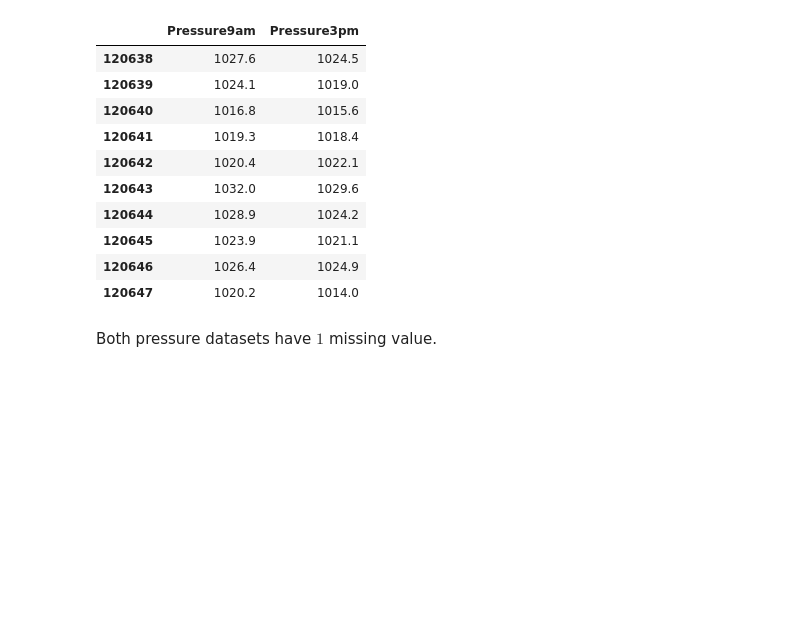
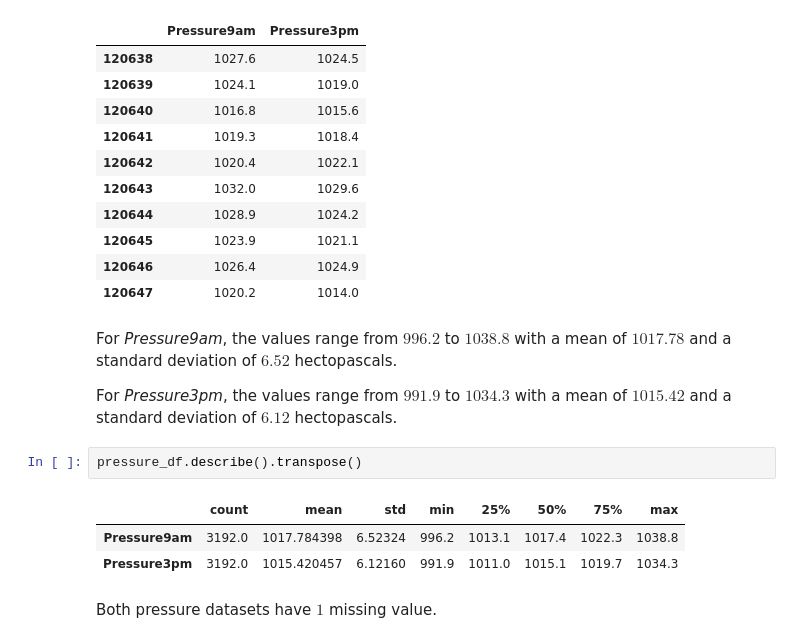
Before and after one commit to poolGolez/project-roosevelt, a Jupyter notebook: will-it-rain-in-perth.ipynb, the cells around one changed output. Cells and saved outputs as stored; diff of their text form; blank space fills up the shorter version.

Commit message:
Fix Pressure attribute

```diff
--- a/will-it-rain-in-perth.ipynb
+++ b/will-it-rain-in-perth.ipynb
@@ -1019,6 +1024,16 @@ pressure_df.head(10)
 | 120645 | 1023.9 | 1021.1 |
 | 120646 | 1026.4 | 1024.9 |
 | 120647 | 1020.2 | 1014.0 |
+# %% [markdown]
+For *Pressure9am*, the values range from $996.2$ to $1038.8$ with a mean of $1017.78$ and a standard deviation of $6.52$ hectopascals.
+
+For *Pressure3pm*, the values range from $991.9$ to $1034.3$ with a mean of $1015.42$ and a standard deviation of $6.12$ hectopascals.
+# %%
+pressure_df.describe().transpose()
+# %% [output]
+|  | count | mean | std | min | 25% | 50% | 75% | max |
+| Pressure9am | 3192.0 | 1017.784398 | 6.52324 | 996.2 | 1013.1 | 1017.4 | 1022.3 | 1038.8 |
+| Pressure3pm | 3192.0 | 1015.420457 | 6.12160 | 991.9 | 1011.0 | 1015.1 | 1019.7 | 1034.3 |
 # %% [markdown]
 Both pressure datasets have $1$ missing value.
 # %%
```
Also changed, not shown: parts of 6 cells of this notebook.
